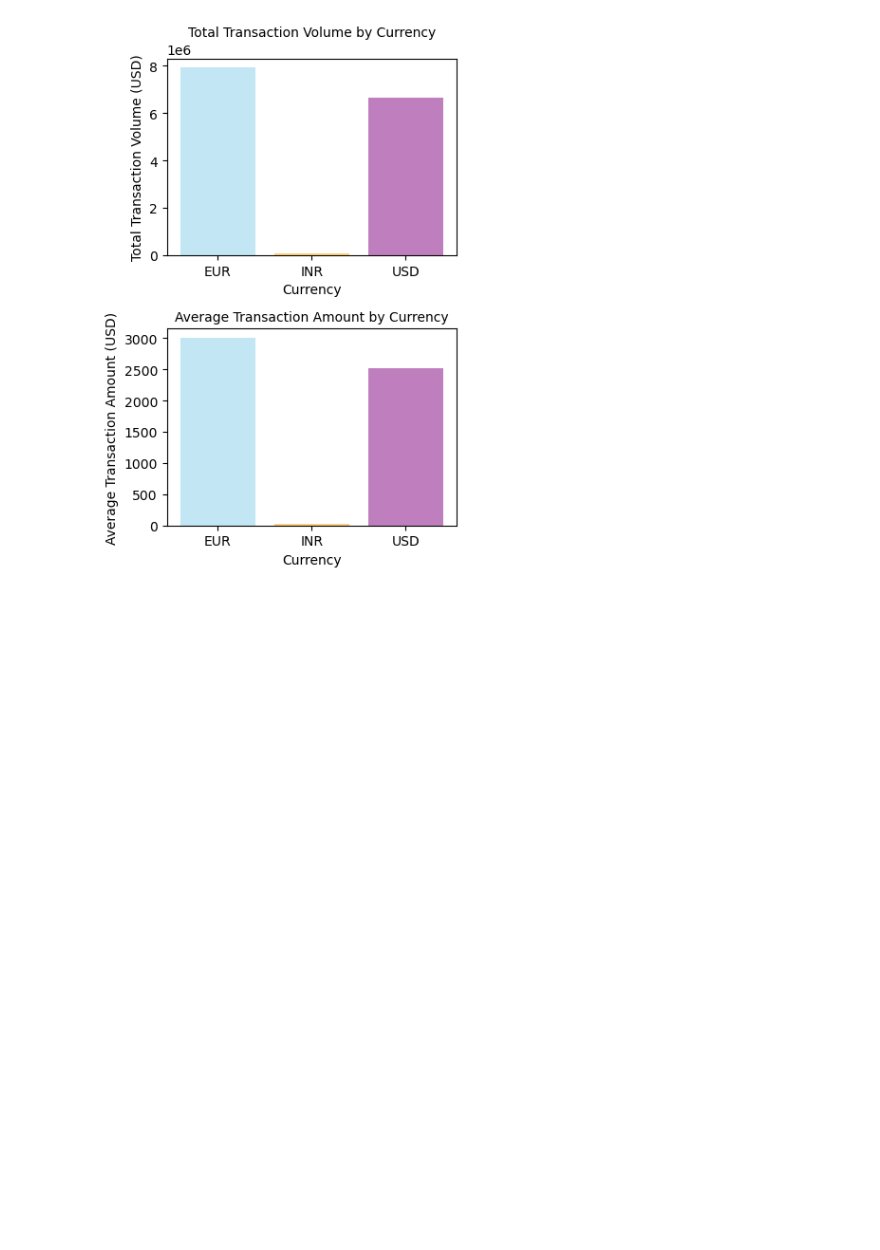
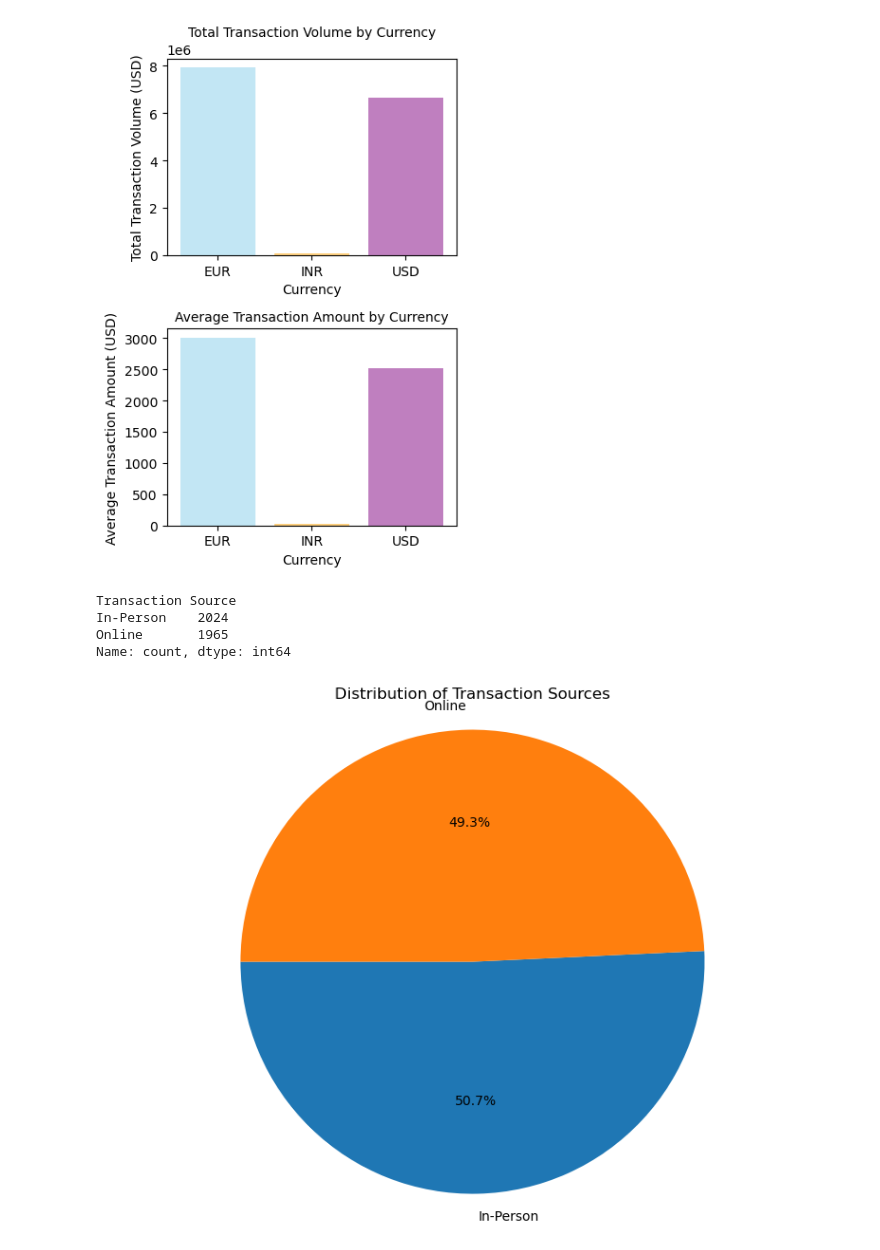
Before and after one commit to Ernawaty2024/project_1_CC_Fraud_analysis, a Jupyter notebook: project1.ipynb, the cells around one changed output. Cells and saved outputs as stored; diff of their text form; code cells hidden in the pictures; blank space fills up the shorter version.

```diff
--- a/project1.ipynb
+++ b/project1.ipynb
@@ -281,3 +380,23 @@ plt.tight_layout()
 plt.show()
 # %% [output]
 [figure]
+# %%
+#Flagged transactions based on source
+flagged_df["Transaction Source"].value_counts()
+# %% [output]
+Transaction Source
+In-Person    2024
+Online       1965
+Name: count, dtype: int64
+# %%
+source_counts = flagged_df["Transaction Source"].value_counts()
+
+# Create a pie chart
+plt.figure(figsize=(10, 7))
+plt.pie(source_counts, labels=source_counts.index, autopct='%1.1f%%', startangle=180)
+plt.title('Distribution of Transaction Sources')
+plt.axis('equal')
+
+plt.show()
+# %% [output]
+[figure, added]
```
Also changed, not shown: parts of 10 cells of this notebook, 2 other files.
